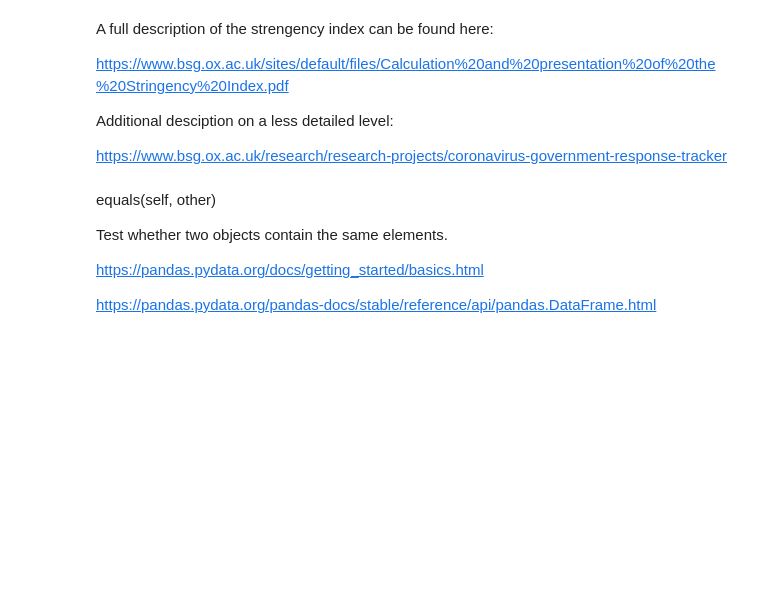
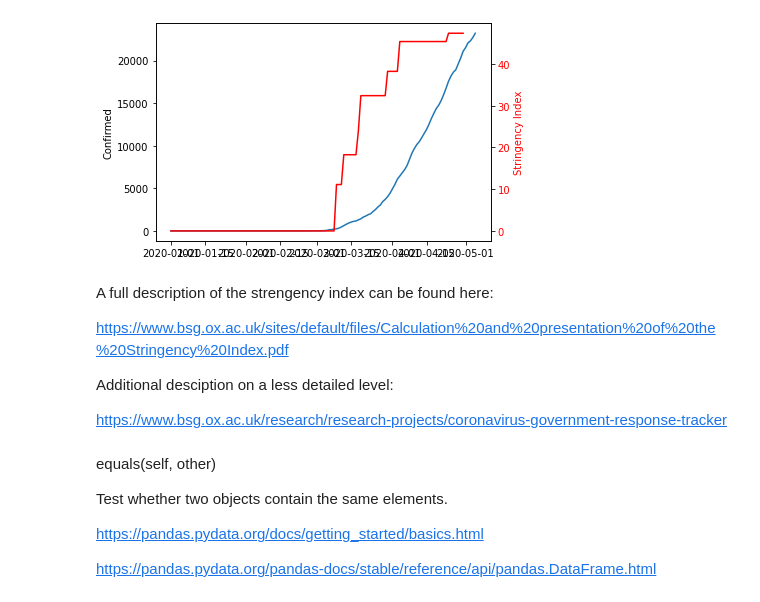
Before and after one commit to LarsBryld/socialdataanalysis2020, a Jupyter notebook: Oxford.ipynb, the cells around one changed output. Cells and saved outputs as stored; diff of their text form; code cells hidden in the pictures; blank space fills up the shorter version.

```diff
--- a/Oxford.ipynb
+++ b/Oxford.ipynb
@@ -166,3 +162,23 @@ for tl in ax2.get_yticklabels():
+# %%
+se_test = oxford_data[(oxford_data['CountryName'] == 'Sweden') & (oxford_data['RegionCode'] == 'Country')]
+
+
+x = se_test.Date
+y1 = se_test.Confirmed
+y2 = se_test.StringencyIndex
+
+fig = plt.figure()
+ax1 = fig.add_subplot(111)
+ax1.plot(x, y1)
+ax1.set_ylabel('Confirmed')
+
+ax2 = ax1.twinx()
+ax2.plot(x, y2, 'r-')
+ax2.set_ylabel('Stringency Index', color='r')
+for tl in ax2.get_yticklabels():
+    tl.set_color('r')
+# %% [output]
+[figure, added]
 # %% [markdown]
 A full description of the strengency index can be found here:
 
```
Also changed, not shown: parts of 35 cells of this notebook.
